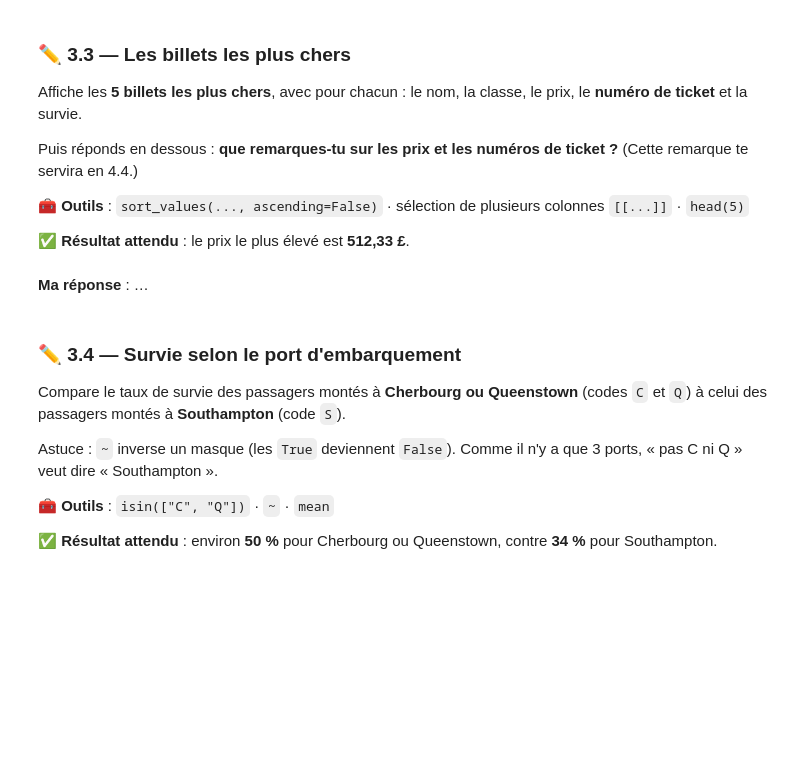
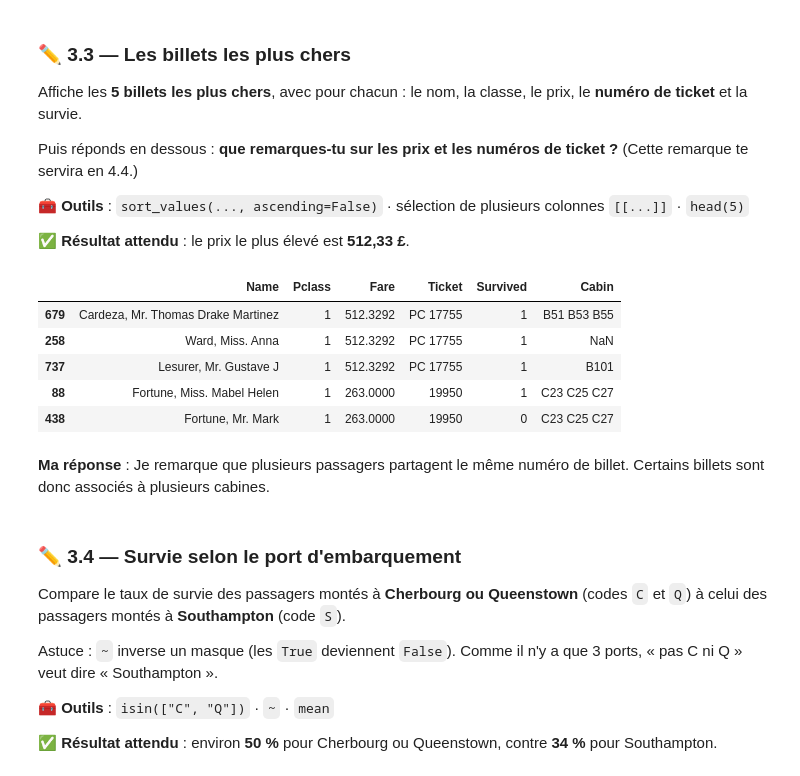
Before and after one commit to DarkSpharx/TitanicDiaaFred, a Jupyter notebook: 2_adapter_pandas_titanic.ipynb, the cells around one changed output. Drawn from its saved outputs; the diff is of its cells as text; code cells hidden in the pictures; blank space fills up the shorter version.

```diff
--- a/2_adapter_pandas_titanic.ipynb
+++ b/2_adapter_pandas_titanic.ipynb
@@ -189,0 +288,23 @@ Dans `Embarked`, il ne manque que 2 valeurs. Remplace-les par le **port le plus
+# %%
+import pandas as pd
+import matplotlib.pyplot as plt
+
+URL = "https://raw.githubusercontent.com/datasciencedojo/datasets/master/titanic.csv"
+titanic = pd.read_csv(URL)
+# %%
+# Écris ton code ici
+# Créer la colonne AgeManquant avec age manquant
+titanic["AgeManquant"] = titanic["Age"].isna()
+
+# Afficher les colonnes créées
+display(titanic[["AgeManquant", "Survived"]].head())
+
+# Afficher age médian par classe et par sexe
+display(titanic.groupby(["Pclass", "Sex"])["Age"].median())
+
+# Remplacer les ages manquant des passagers par l'age medeian de leur classe et de leur sexe
+mediane_groupe = titanic.groupby(["Pclass", "Sex"])["Age"].transform("median")
+titanic["Age"] = titanic["Age"].fillna(mediane_groupe)
+
+# Verification
+display((titanic["Age"].isna().sum()))
@@ -228,5 +393,15 @@ Puis réponds en dessous : **que remarques-tu sur les prix et les numéros de ti
-# %% [markdown]
-**Ma réponse** : …
+# %%
+# Écris ton code ici
+display(titanic.sort_values("Fare", ascending=False)[["Name", "Pclass", "Fare", "Ticket", "Survived", "Cabin"]].head(5))
+# %% [output]
+|  | Name | Pclass | Fare | Ticket | Survived | Cabin |
+| 679 | Cardeza, Mr. Thomas Drake Martinez | 1 | 512.3292 | PC 17755 | 1 | B51 B53 B55 |
+| 258 | Ward, Miss. Anna | 1 | 512.3292 | PC 17755 | 1 | NaN |
+| 737 | Lesurer, Mr. Gustave J | 1 | 512.3292 | PC 17755 | 1 | B101 |
+| 88 | Fortune, Miss. Mabel Helen | 1 | 263.0000 | 19950 | 1 | C23 C25 C27 |
+| 438 | Fortune, Mr. Mark | 1 | 263.0000 | 19950 | 0 | C23 C25 C27 |
+# %% [markdown]
+**Ma réponse** : Je remarque que plusieurs passagers partagent le même numéro de billet. Certains billets sont donc associés à plusieurs cabines.
 # %% [markdown]
 ### ✏️ 3.4 — Survie selon le port d'embarquement
 
```
Also changed, not shown: parts of 30 cells of this notebook, 1 other file.
